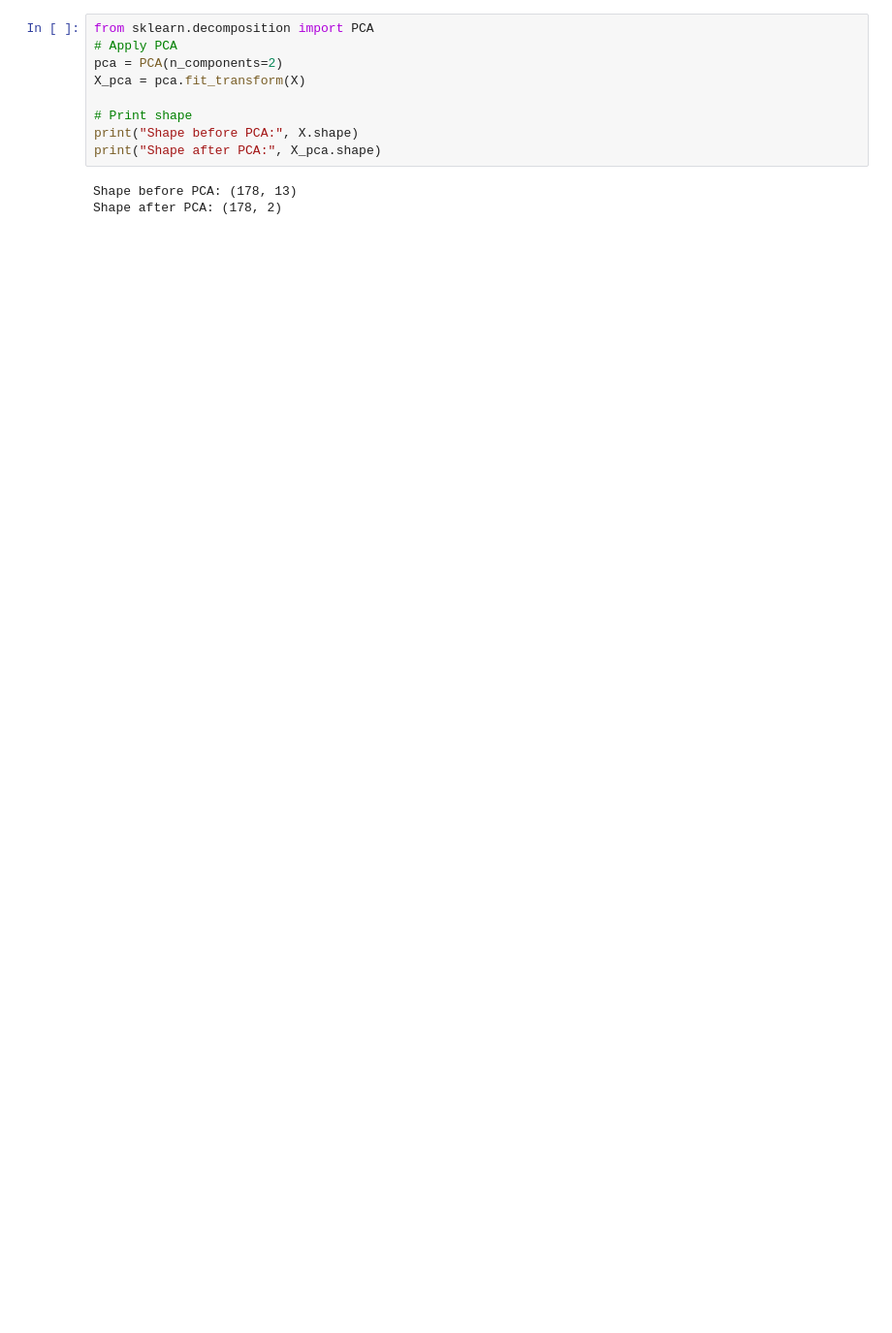
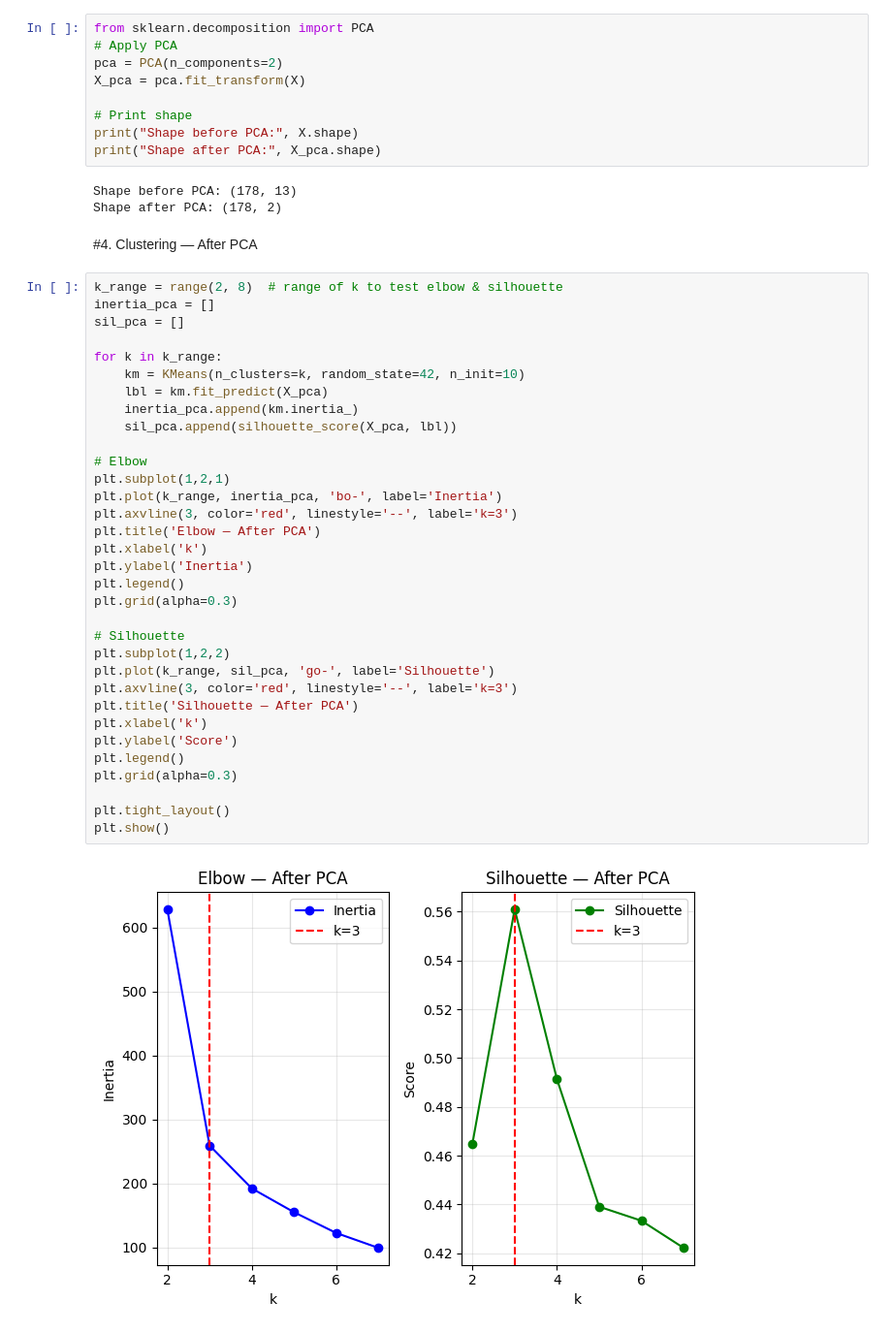
Before and after one commit to EngMohamed-op/Evaluating-Clustering-Before-and-After-PCA, a Jupyter notebook: Clustering_Before_and_After_PCA.ipynb, the cells around one changed output. Shown at 97% size. Cells and saved outputs as stored; diff of their text form; blank space fills up the shorter version.

```diff
--- a/Clustering_Before_and_After_PCA.ipynb
+++ b/Clustering_Before_and_After_PCA.ipynb
@@ -65,3 +115,40 @@ print("Shape after PCA:", X_pca.shape)
 # %% [output]
 Shape before PCA: (178, 13)
 Shape after PCA: (178, 2)
+# %% [markdown]
+#4. Clustering — After PCA
+# %%
+k_range = range(2, 8)  # range of k to test elbow & silhouette
+inertia_pca = []
+sil_pca = []
+
+for k in k_range:
+    km = KMeans(n_clusters=k, random_state=42, n_init=10)
+    lbl = km.fit_predict(X_pca)
+    inertia_pca.append(km.inertia_)
+    sil_pca.append(silhouette_score(X_pca, lbl))
+
+# Elbow
+plt.subplot(1,2,1)
+plt.plot(k_range, inertia_pca, 'bo-', label='Inertia')
+plt.axvline(3, color='red', linestyle='--', label='k=3')
+plt.title('Elbow — After PCA')
+plt.xlabel('k')
+plt.ylabel('Inertia')
+plt.legend()
+plt.grid(alpha=0.3)
+
+# Silhouette
+plt.subplot(1,2,2)
+plt.plot(k_range, sil_pca, 'go-', label='Silhouette')
+plt.axvline(3, color='red', linestyle='--', label='k=3')
+plt.title('Silhouette — After PCA')
+plt.xlabel('k')
+plt.ylabel('Score')
+plt.legend()
+plt.grid(alpha=0.3)
+
+plt.tight_layout()
+plt.show()
+# %% [output]
+[figure, added]
```
Also changed, not shown: parts of 19 cells of this notebook.
